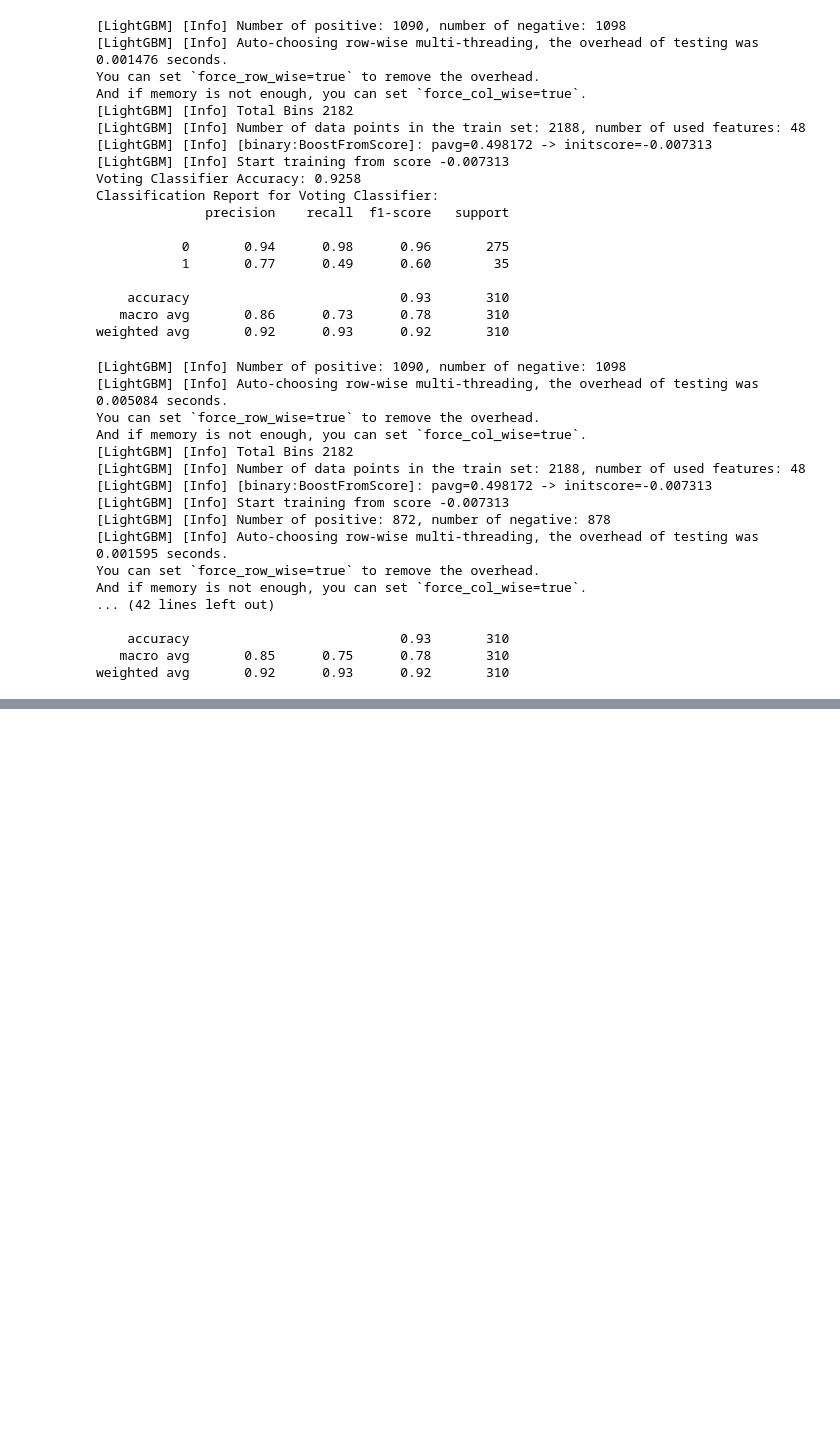
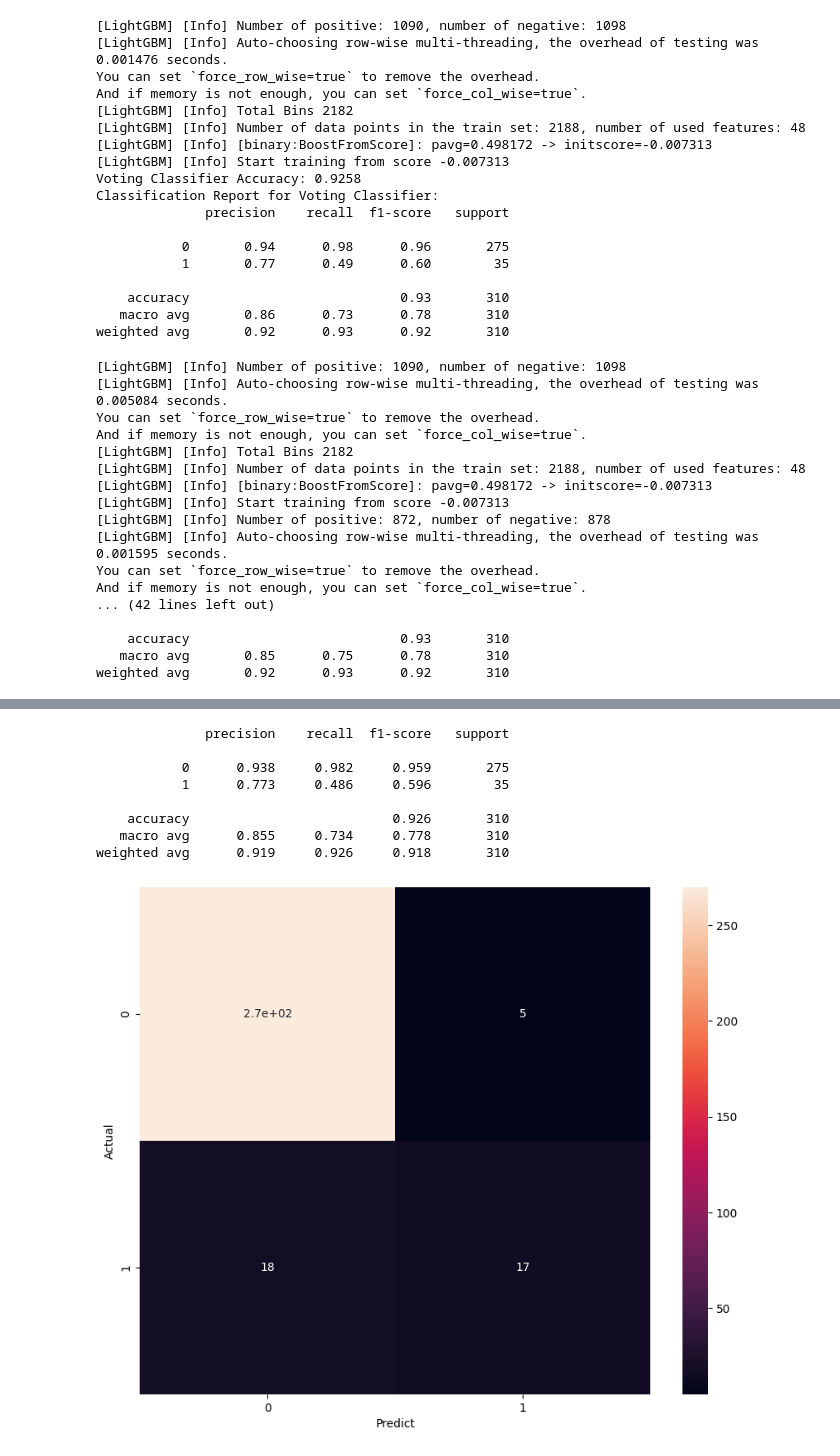
Before and after one commit to DaffaElgo/Iconic_2024, a Jupyter notebook: Code/Campur.ipynb, the cells around one changed output, grey strips where cells are left out. Cells and saved outputs as stored; diff of their text form; code cells hidden in the pictures; blank space fills up the shorter version.

```diff
--- a/Code/Campur.ipynb
+++ b/Code/Campur.ipynb
@@ -1522,7 +1522,7 @@ pipeline = Pipeline(steps=[
 ])
 
 # Split the data
-X_train, X_test, y_train, y_test = train_test_split(X, y, test_size=0.2, random_state=42)
+X_train, X_test, y_train, y_test = train_test_split(X, y, test_size=0.2, random_state=42, stratify=y)
 
 # Preprocess the data
 X_train_processed = pipeline.fit_transform(X_train)
@@ -2932,0 +2914,18 @@ weighted avg       0.92      0.93      0.92       310
+# %%
+
+# Apply transformations to training and validation data
+X_train_processed = preprocessor.fit_transform(X_train)
+X_test_processed = preprocessor.transform(X_test)
+
+# Get feature names
+# num_features = ['Annual_income', 'Age_in_days', 'Days_of_employment', 'Family_Members']
+# cat_features = preprocessor.named_transformers_['OHE']['encoder'].get_feature_names_out().tolist()
+# all_features = num_features + cat_features
+
+# Convert to DataFrame
+X_train_final = pd.DataFrame(X_train_processed)
+X_test_final = pd.DataFrame(X_test_processed)
+
+# Your final training, validation, and test data are now ready to be used
+X_train_final.head()
+X_test_final.head()
@@ -2932,0 +2953,23 @@ weighted avg       0.92      0.93      0.92       310
+# %%
+best = BalancedRandomForestClassifier(random_state=0, class_weight = 'balanced_subsample', verbose=0)
+best.fit(X_train_resampled, y_train_resampled)
+Y_pred = best.predict(X_test_final)
+
+print(classification_report(y_test, Y_pred, digits=3))
+# hapus marital status
+
+plt.figure(figsize=(10, 8))
+sns.heatmap(confusion_matrix(y_test, Y_pred), annot=True)
+plt.xlabel('Predict')
+plt.ylabel('Actual')
+plt.show()
+# %% [output]
+              precision    recall  f1-score   support
+
+           0      0.938     0.982     0.959       275
+           1      0.773     0.486     0.596        35
+
+    accuracy                          0.926       310
+   macro avg      0.855     0.734     0.778       310
+weighted avg      0.919     0.926     0.918       310
+[figure, added]
```
Also changed, not shown: parts of 8 cells of this notebook, 4 other files.
